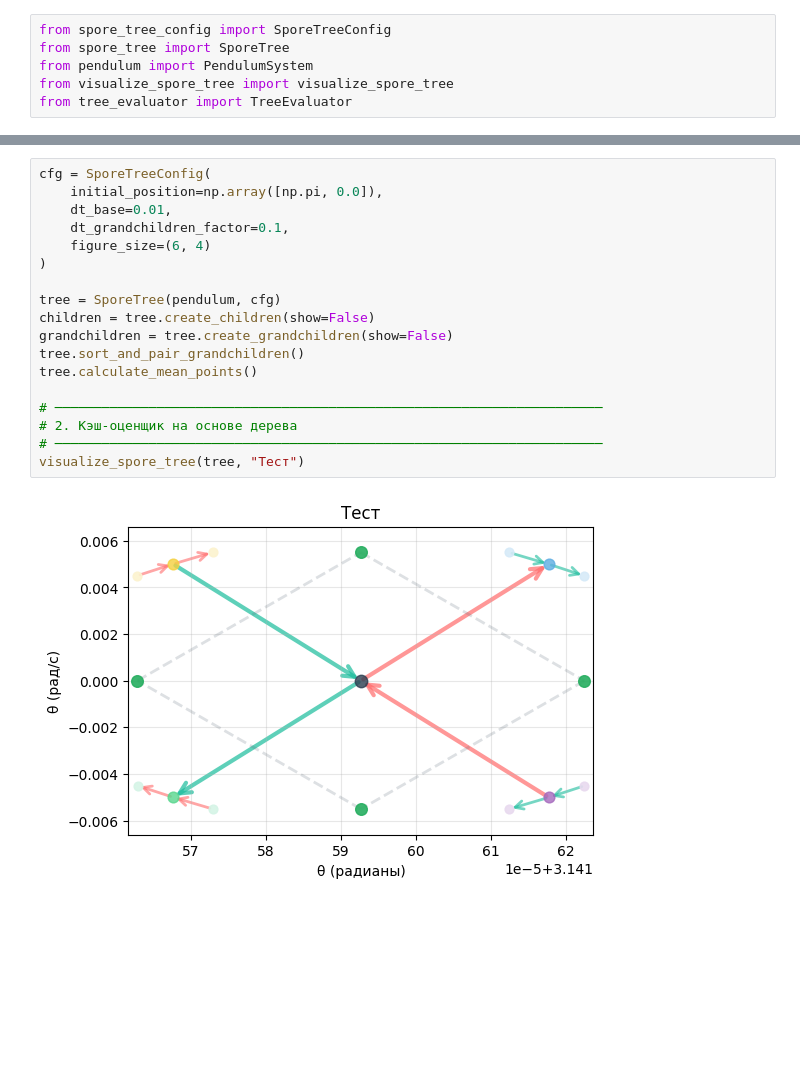
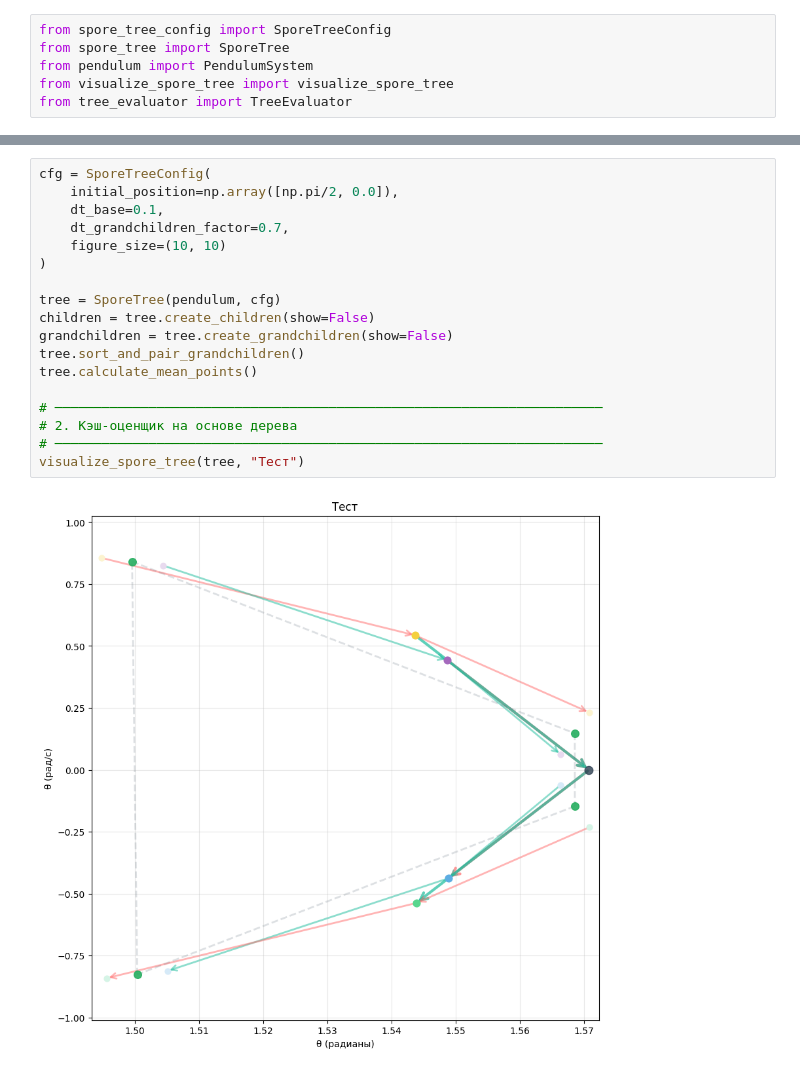
Before and after one commit to VladimirGunyavoy/tree_optimization, a Jupyter notebook: test_step1.ipynb, the cells around one changed output, grey strips where cells are left out. Drawn from its saved outputs; the diff is of its cells as text; blank space fills up the shorter version.

```diff
--- a/test_step1.ipynb
+++ b/test_step1.ipynb
@@ -47,22 +48,22 @@ config_custom.validate()
 True
 # %%
 cfg = SporeTreeConfig(
-    initial_position=np.array([np.pi, 0.0]),
-    dt_base=0.01,
-    dt_grandchildren_factor=0.1,
-    figure_size=(6, 4)
+    initial_position=np.array([np.pi/2, 0.0]),
+    dt_base=0.1,
+    dt_grandchildren_factor=0.7,
+    figure_size=(10, 10)
 )
 
 tree = SporeTree(pendulum, cfg)
 children = tree.create_children(show=False)
 grandchildren = tree.create_grandchildren(show=False)
 tree.sort_and_pair_grandchildren()
 tree.calculate_mean_points()
 
 # ──────────────────────────────────────────────────────────────────────
 # 2. Кэш-оценщик на основе дерева
 # ──────────────────────────────────────────────────────────────────────
 visualize_spore_tree(tree, "Тест")
 # %% [output]
-[figure, old version]
+[figure, new version]
 # %%
```
Also changed, not shown: parts of 2 cells of this notebook, 1 other file.
